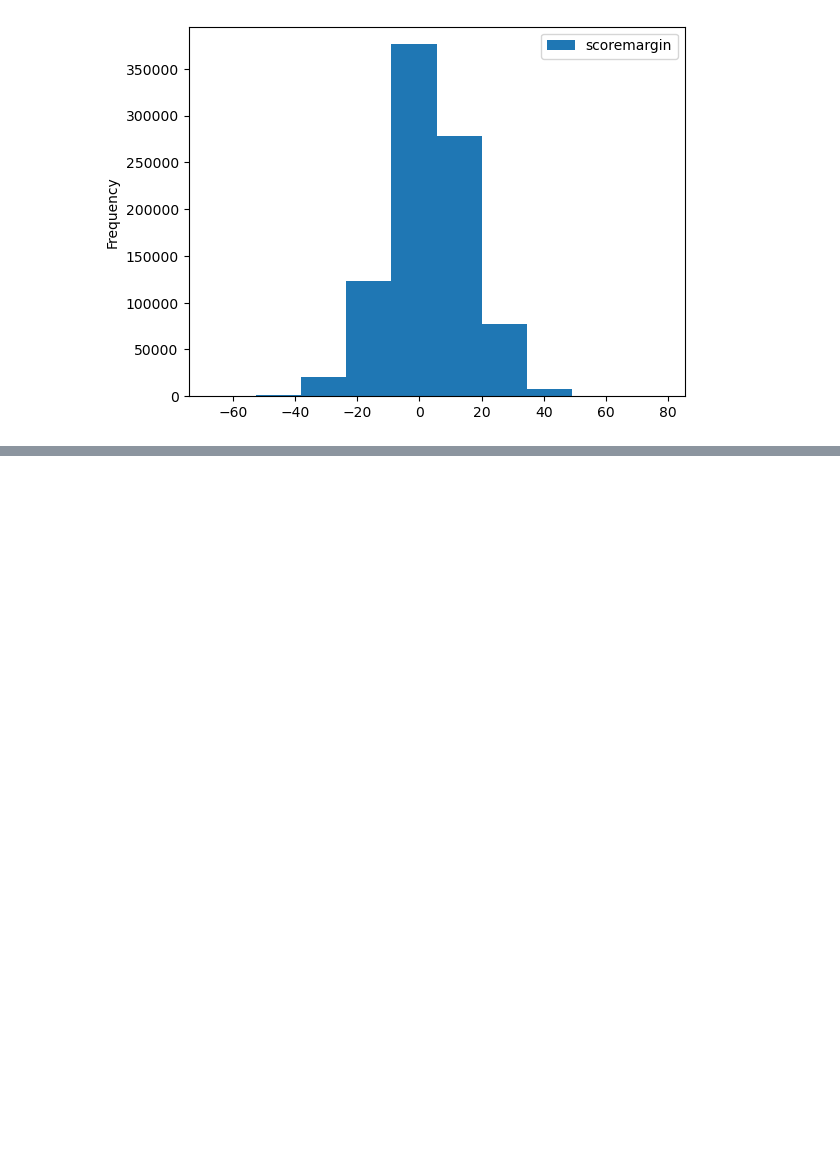
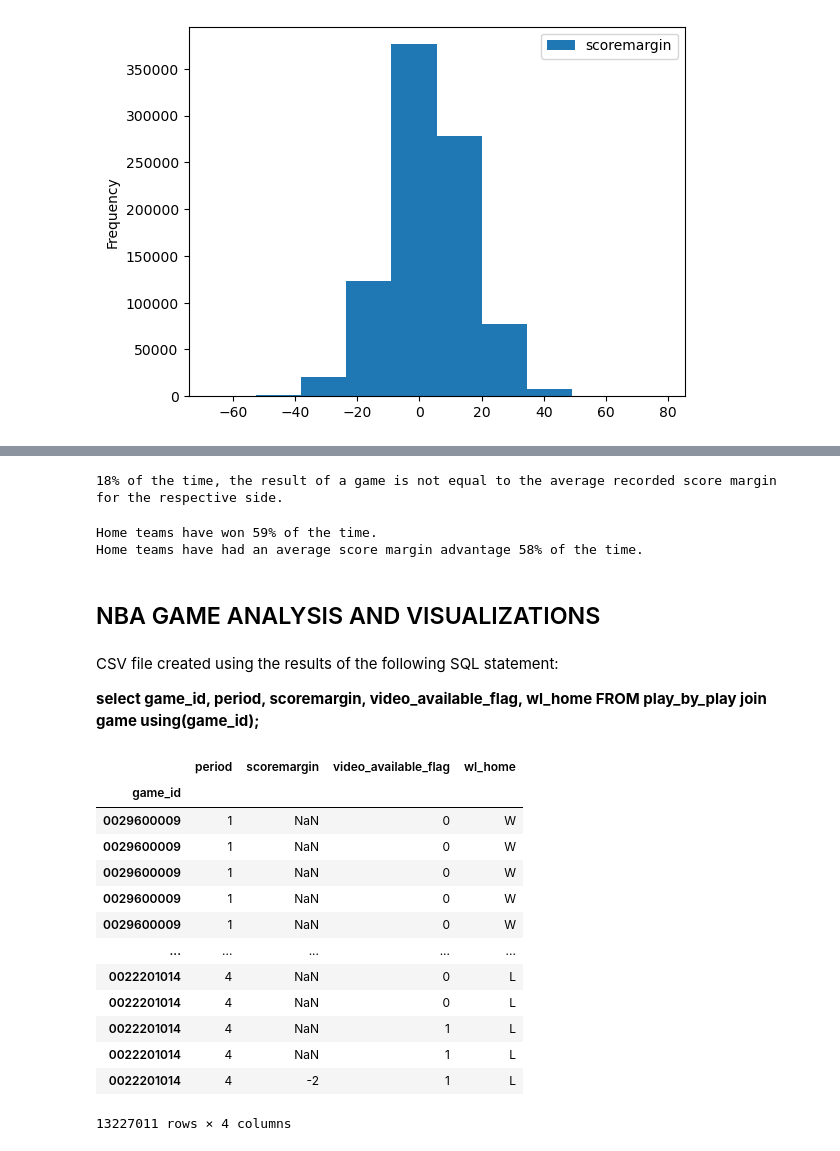
Before and after one commit to mustafaradheyyan/Revisiting-Pep-II, a Jupyter notebook: working_notebooks/eda_nba.ipynb, the cells around one changed output, grey strips where cells are left out. Saved outputs shown, nothing was run; the diff lists cells and outputs as text; code cells hidden in the pictures; blank space fills up the shorter version.

```diff
--- a/working_notebooks/eda_nba.ipynb
+++ b/working_notebooks/eda_nba.ipynb
@@ -221,0 +337,37 @@ nba_df_copy.loc[nba_df_copy['period'] == 4][['scoremargin']].plot.hist()
+# %%
+print(f"{round((len(nba_scoremargin_wl.loc[nba_scoremargin_wl['scoremargin'] != nba_scoremargin_wl['wl_home']]) / len(nba_scoremargin_wl)) * 100)}%\
+ of the time, the result of a game is not equal to the average recorded score margin for the respective side.")
+# %% [output]
+18% of the time, the result of a game is not equal to the average recorded score margin for the respective side.
+# %%
+print(f"Home teams have won {round((len(nba_scoremargin_wl.loc[nba_scoremargin_wl['wl_home'] == 'W']) / len(nba_scoremargin_wl)) * 100)}% of the time.")
+print(f"Home teams have had an average score margin advantage {round((len(nba_scoremargin_wl.loc[nba_scoremargin_wl['scoremargin'] == 'W']) / len(nba_scoremargin_wl)) * 100)}% of the time.")
+# %% [output]
+Home teams have won 59% of the time.
+Home teams have had an average score margin advantage 58% of the time.
+# %% [markdown]
+## NBA GAME ANALYSIS AND VISUALIZATIONS
+# %% [markdown]
+CSV file created using the results of the following SQL statement:
+
+**select game_id, period, scoremargin, video_available_flag, wl_home FROM play_by_play join game using(game_id);**
+# %%
+NBA_GAME_STATS_FILE = 'nba_game_stats.csv'
+# %%
+play_by_play = pd.read_csv(NBA_GAME_STATS_FILE, index_col="game_id", dtype={'game_id': 'string'})
+play_by_play
+# %% [output]
+|  | period | scoremargin | video_available_flag | wl_home |
+| game_id |  |  |  |  |
+| 0029600009 | 1 | NaN | 0 | W |
+| 0029600009 | 1 | NaN | 0 | W |
+| 0029600009 | 1 | NaN | 0 | W |
+| 0029600009 | 1 | NaN | 0 | W |
+| 0029600009 | 1 | NaN | 0 | W |
+| ... | ... | ... | ... | ... |
+| 0022201014 | 4 | NaN | 0 | L |
+| 0022201014 | 4 | NaN | 0 | L |
+| 0022201014 | 4 | NaN | 1 | L |
+| 0022201014 | 4 | NaN | 1 | L |
+| 0022201014 | 4 | -2 | 1 | L |
+13227011 rows × 4 columns
```
Also changed, not shown: parts of 22 cells of this notebook.
